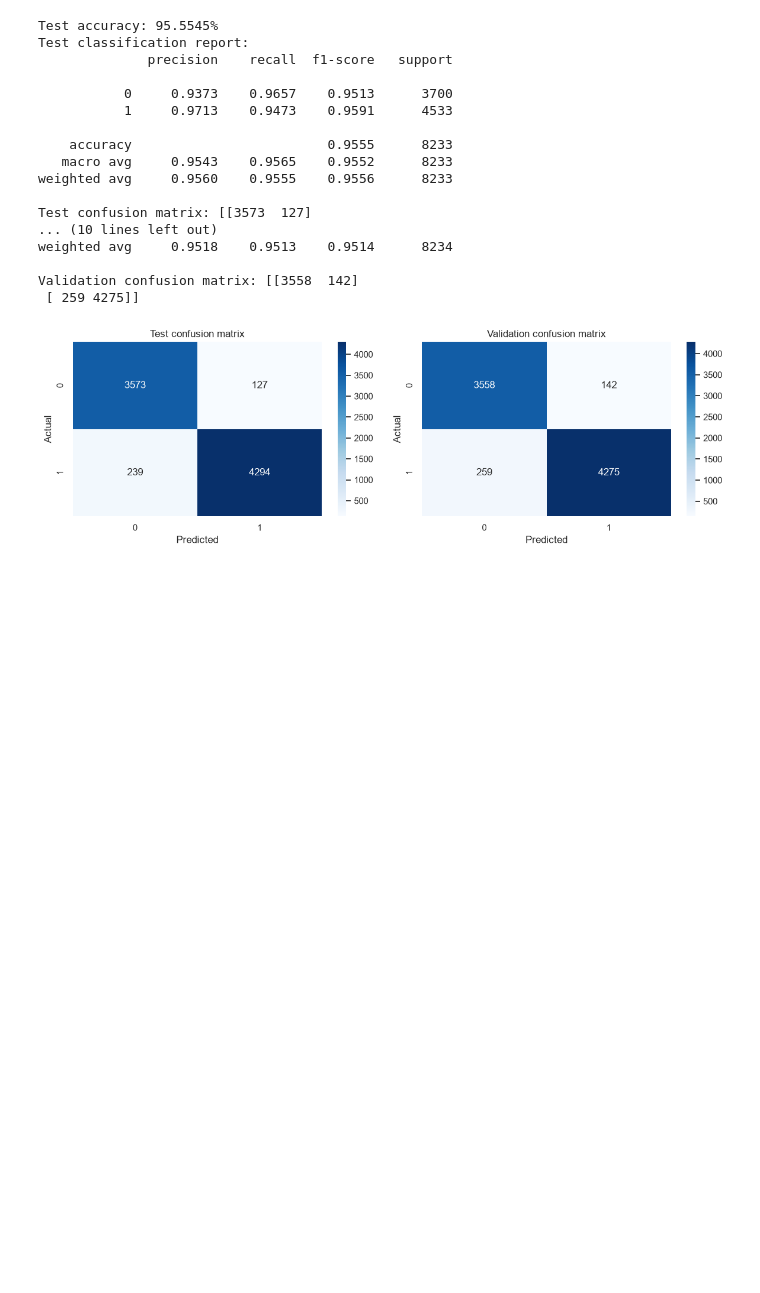
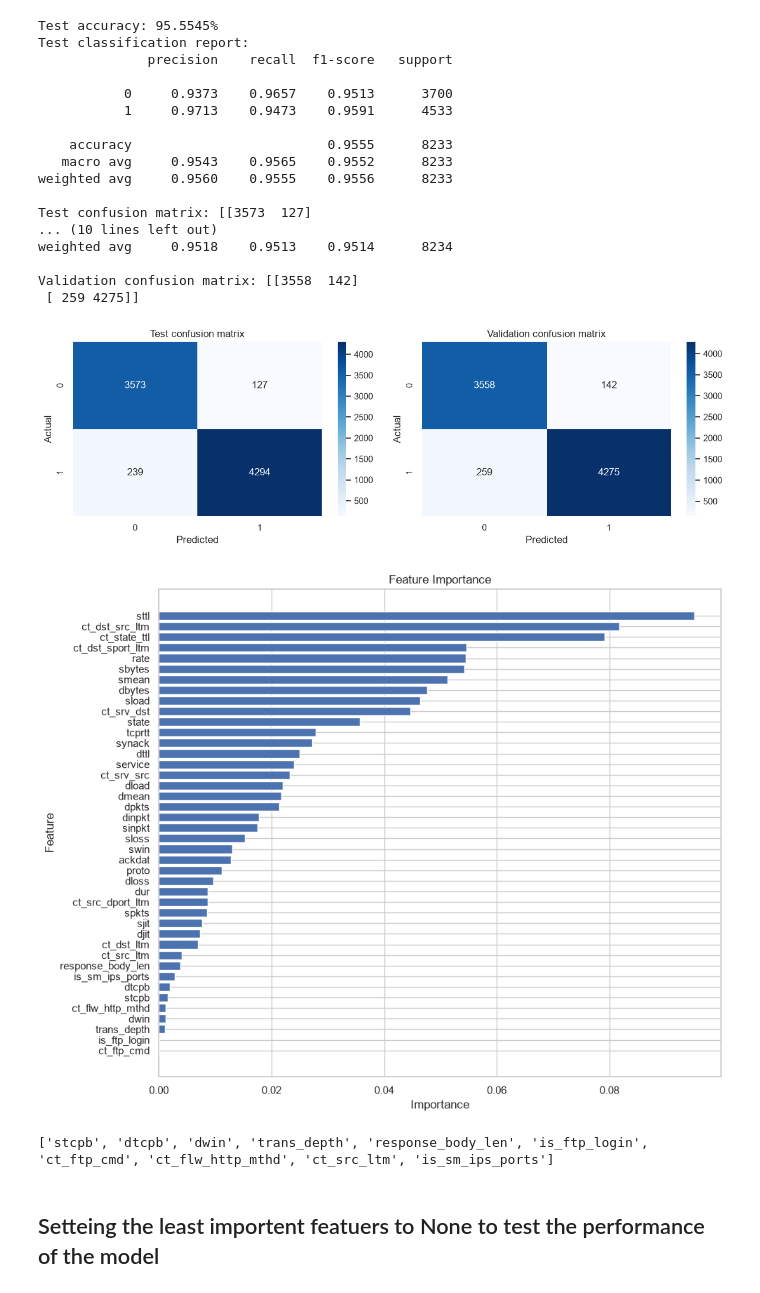
Before and after one commit to khalidaldoh/tcc-Project-1, a Jupyter notebook: backend/ml/model_training.ipynb, the cells around one changed output. Drawn from its saved outputs; the diff is of its cells as text; code cells hidden in the pictures; blank space fills up the shorter version.

```diff
--- a/backend/ml/model_training.ipynb
+++ b/backend/ml/model_training.ipynb
@@ -186,3 +186,45 @@ weighted avg     0.9518    0.9513    0.9514      8234
 Validation confusion matrix: [[3558  142]
  [ 259 4275]]
 [figure]
+# %%
+importances = pipe.named_steps["classifier"].feature_importances_
+# %%
+# Create DataFrame
+importance_df = pd.DataFrame({
+    'Feature': X.columns,
+    'Importance': importances
+})
+
+# Sort by importance
+importance_df = importance_df.sort_values(
+    by='Importance',
+    ascending=True
+)
+
+# Plot
+plt.figure(figsize=(10, 8))
+plt.barh(
+    importance_df['Feature'],
+    importance_df['Importance']
+)
+
+plt.xlabel('Importance')
+plt.ylabel('Feature')
+plt.title('Feature Importance')
+plt.tight_layout()
+plt.show()
+# %% [output]
+[figure, added]
+# %%
+importances = pipe.named_steps["classifier"].feature_importances_
+low_importance_features = [
+    feature
+    for feature, importance in zip(X.columns, importances)
+    if importance < 0.005
+]
+
+print(low_importance_features)
+# %% [output]
+['stcpb', 'dtcpb', 'dwin', 'trans_depth', 'response_body_len', 'is_ftp_login', 'ct_ftp_cmd', 'ct_flw_http_mthd', 'ct_src_ltm', 'is_sm_ips_ports']
+# %% [markdown]
+## Setteing the least importent featuers to None to test the performance of the model
```
Also changed, not shown: parts of 7 cells of this notebook, 13 other files.
